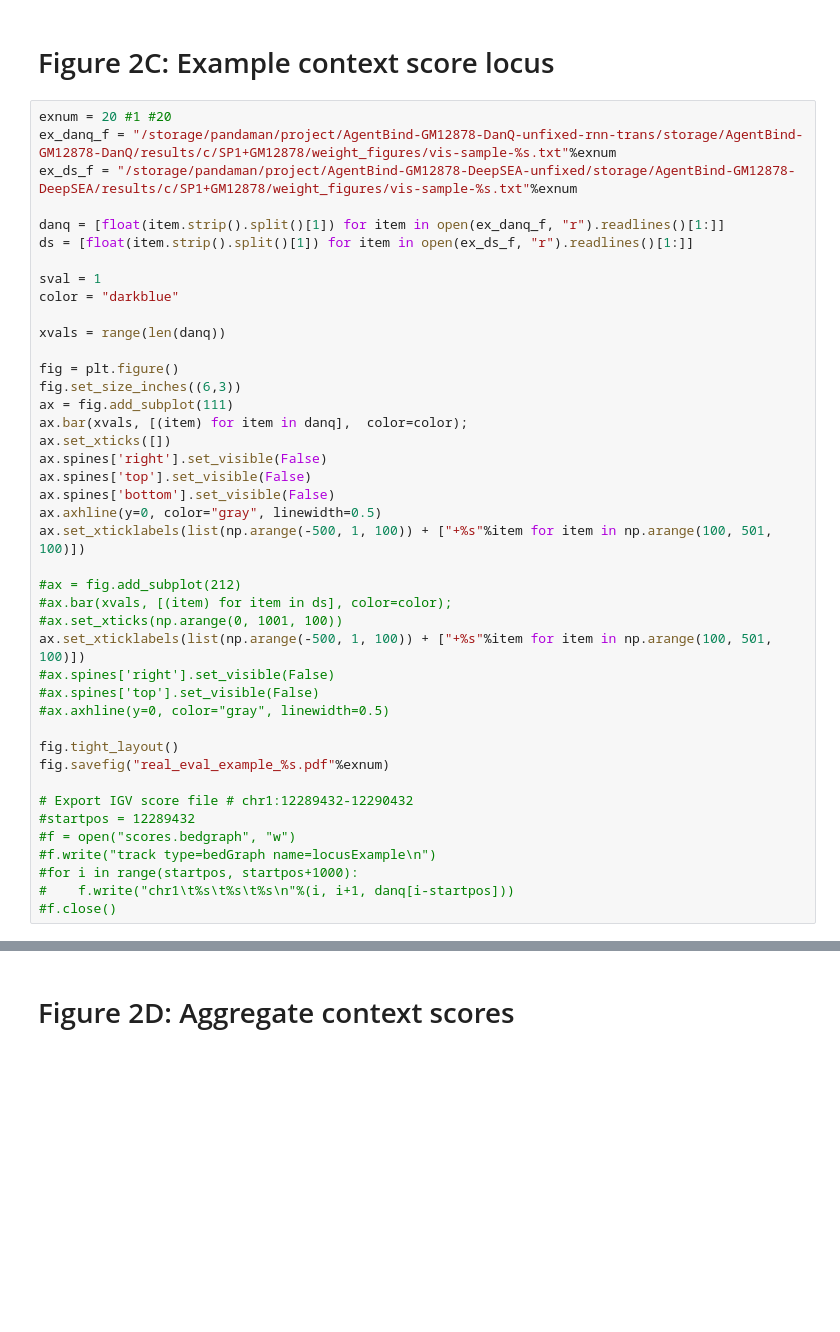
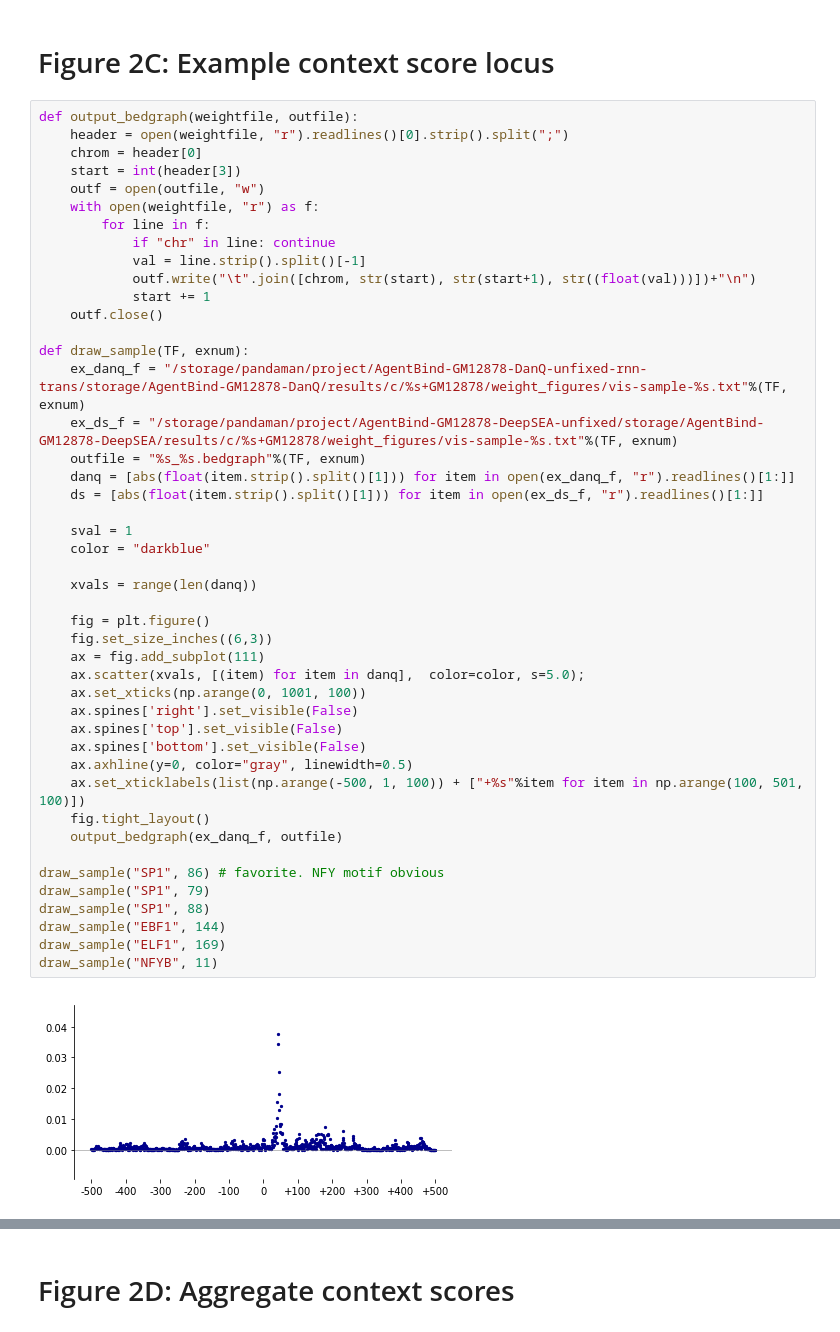
Before and after one commit to gymreklab/agent-bind-analyses, a Jupyter notebook: Figures/AgentBind_Figure2.ipynb, the cells around one changed output, grey strips where cells are left out. Cells and saved outputs as stored; diff of their text form; blank space fills up the shorter version.

```diff
--- a/Figures/AgentBind_Figure2.ipynb
+++ b/Figures/AgentBind_Figure2.ipynb
@@ -111,44 +163,49 @@ u'/home/mgymrek/workspace/agent-bind-analyses/Figures'
 # %% [markdown]
 # Figure 2C: Example context score locus
 # %%
-exnum = 20 #1 #20
-ex_danq_f = "/storage/pandaman/project/AgentBind-GM12878-DanQ-unfixed-rnn-trans/storage/AgentBind-GM12878-DanQ/results/c/SP1+GM12878/weight_figures/vis-sample-%s.txt"%exnum
-ex_ds_f = "/storage/pandaman/project/AgentBind-GM12878-DeepSEA-unfixed/storage/AgentBind-GM12878-DeepSEA/results/c/SP1+GM12878/weight_figures/vis-sample-%s.txt"%exnum
+def output_bedgraph(weightfile, outfile):
+    header = open(weightfile, "r").readlines()[0].strip().split(";")
+    chrom = header[0]
+    start = int(header[3])
+    outf = open(outfile, "w")
+    with open(weightfile, "r") as f:
+        for line in f:
+            if "chr" in line: continue
+            val = line.strip().split()[-1]
+            outf.write("\t".join([chrom, str(start), str(start+1), str((float(val)))])+"\n")
+            start += 1
+    outf.close()
 
-danq = [float(item.strip().split()[1]) for item in open(ex_danq_f, "r").readlines()[1:]]
-ds = [float(item.strip().split()[1]) for item in open(ex_ds_f, "r").readlines()[1:]]
+def draw_sample(TF, exnum):
+    ex_danq_f = "/storage/pandaman/project/AgentBind-GM12878-DanQ-unfixed-rnn-trans/storage/AgentBind-GM12878-DanQ/results/c/%s+GM12878/weight_figures/vis-sample-%s.txt"%(TF, exnum)
+    ex_ds_f = "/storage/pandaman/project/AgentBind-GM12878-DeepSEA-unfixed/storage/AgentBind-GM12878-DeepSEA/results/c/%s+GM12878/weight_figures/vis-sample-%s.txt"%(TF, exnum)
+    outfile = "%s_%s.bedgraph"%(TF, exnum)
+    danq = [abs(float(item.strip().split()[1])) for item in open(ex_danq_f, "r").readlines()[1:]]
+    ds = [abs(float(item.strip().split()[1])) for item in open(ex_ds_f, "r").readlines()[1:]]
 
-sval = 1
-color = "darkblue"
+    sval = 1
+    color = "darkblue"
 
-xvals = range(len(danq))
+    xvals = range(len(danq))
 
-fig = plt.figure()
-fig.set_size_inches((6,3))
-ax = fig.add_subplot(111)
-ax.bar(xvals, [(item) for item in danq],  color=color);
-ax.set_xticks([])
-ax.spines['right'].set_visible(False)
-ax.spines['top'].set_visible(False)
-ax.spines['bottom'].set_visible(False)
-ax.axhline(y=0, color="gray", linewidth=0.5)
-ax.set_xticklabels(list(np.arange(-500, 1, 100)) + ["+%s"%item for item in np.arange(100, 501, 100)])
+    fig = plt.figure()
+    fig.set_size_inches((6,3))
+    ax = fig.add_subplot(111)
+    ax.scatter(xvals, [(item) for item in danq],  color=color, s=5.0);
+    ax.set_xticks(np.arange(0, 1001, 100))
+    ax.spines['right'].set_visible(False)
+    ax.spines['top'].set_visible(False)
+    ax.spines['bottom'].set_visible(False)
+    ax.axhline(y=0, color="gray", linewidth=0.5)
+    ax.set_xticklabels(list(np.arange(-500, 1, 100)) + ["+%s"%item for item in np.arange(100, 501, 100)])
+    fig.tight_layout()
+    output_bedgraph(ex_danq_f, outfile)
 
-#ax = fig.add_subplot(212)
-#ax.bar(xvals, [(item) for item in ds], color=color);
-#ax.set_xticks(np.arange(0, 1001, 100))
-ax.set_xticklabels(list(np.arange(-500, 1, 100)) + ["+%s"%item for item in np.arange(100, 501, 100)])
-#ax.spines['right'].set_visible(False)
-#ax.spines['top'].set_visible(False)
-#ax.axhline(y=0, color="gray", linewidth=0.5)
-
-fig.tight_layout()
-fig.savefig("real_eval_example_%s.pdf"%exnum)
-
-# Export IGV score file # chr1:12289432-12290432
-#startpos = 12289432
-#f = open("scores.bedgraph", "w")
-#f.write("track type=bedGraph name=locusExample\n")
-#for i in range(startpos, startpos+1000):
-#    f.write("chr1\t%s\t%s\t%s\n"%(i, i+1, danq[i-startpos]))
-#f.close()
+draw_sample("SP1", 86) # favorite. NFY motif obvious
+draw_sample("SP1", 79)
+draw_sample("SP1", 88)
+draw_sample("EBF1", 144)
+draw_sample("ELF1", 169)
+draw_sample("NFYB", 11)
+# %% [output]
+[figure, added]
```
Also changed, not shown: parts of 8 cells of this notebook, 6 other files.
